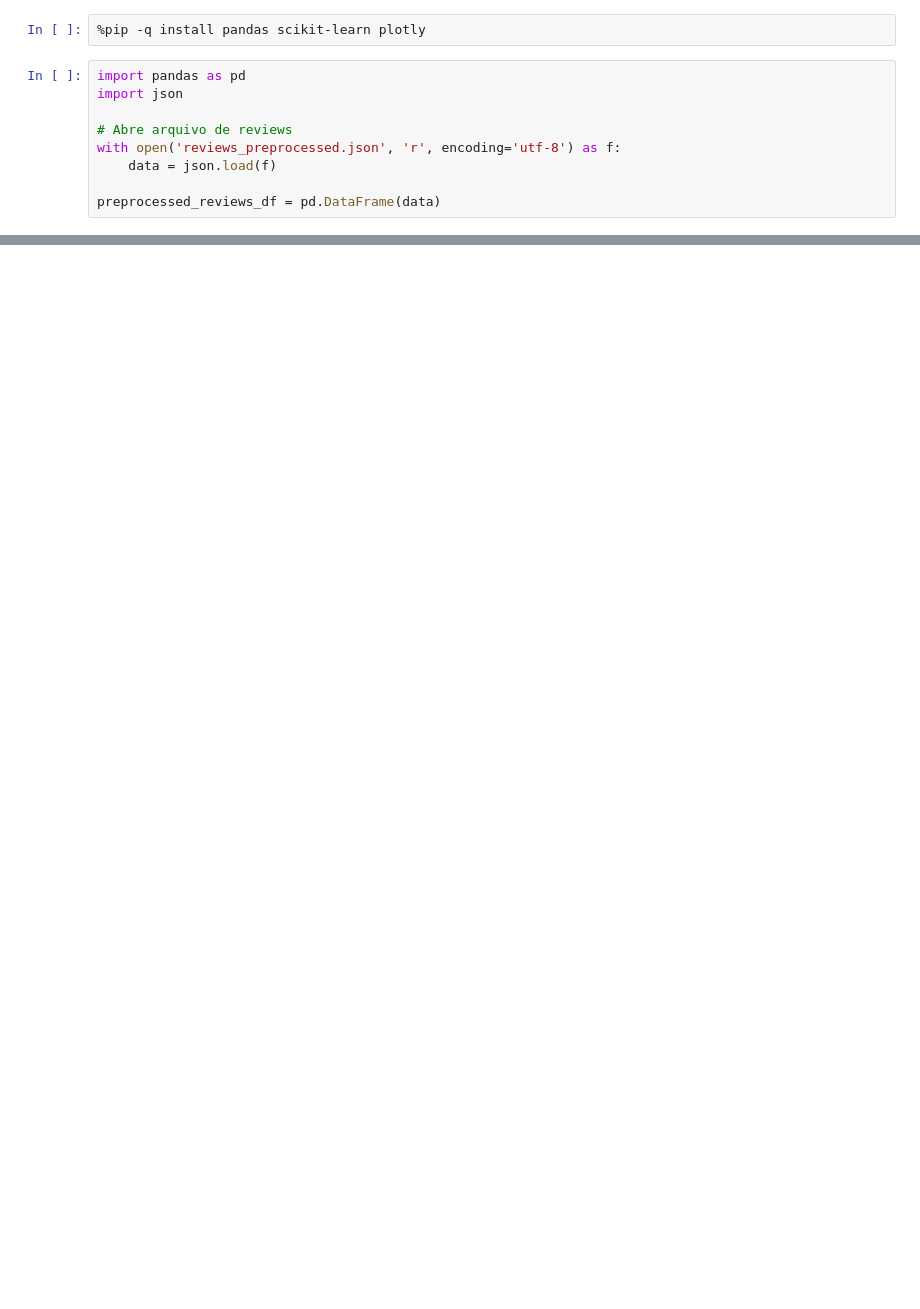
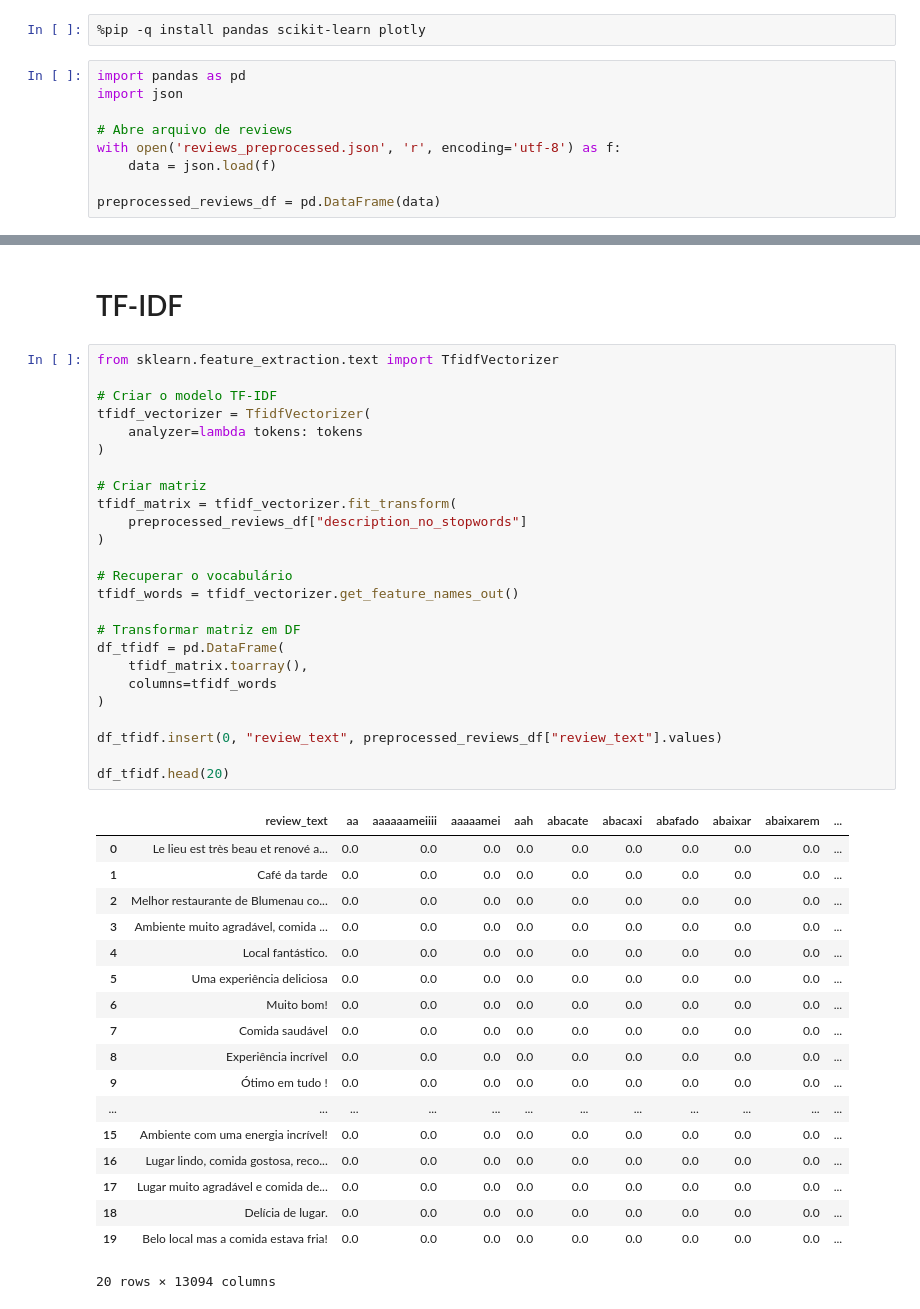
Before and after one commit to incrisvel/adaptaste, a Jupyter notebook: similarity_clustering.ipynb, the cells around one changed output, grey strips where cells are left out. Drawn from its saved outputs; the diff is of its cells as text; blank space fills up the shorter version.

```diff
--- a/similarity_clustering.ipynb
+++ b/similarity_clustering.ipynb
@@ -49 +60,47 @@ df_bow.head()
 5 rows × 13094 columns
+# %% [markdown]
+# TF-IDF
+# %%
+from sklearn.feature_extraction.text import TfidfVectorizer
+
+# Criar o modelo TF-IDF
+tfidf_vectorizer = TfidfVectorizer(
+    analyzer=lambda tokens: tokens
+)
+
+# Criar matriz
+tfidf_matrix = tfidf_vectorizer.fit_transform(
+    preprocessed_reviews_df["description_no_stopwords"]
+)
+
+# Recuperar o vocabulário
+tfidf_words = tfidf_vectorizer.get_feature_names_out()
+
+# Transformar matriz em DF
+df_tfidf = pd.DataFrame(
+    tfidf_matrix.toarray(),
+    columns=tfidf_words
+)
+
+df_tfidf.insert(0, "review_text", preprocessed_reviews_df["review_text"].values)
+
+df_tfidf.head(20)
+# %% [output]
+|  | review_text | aa | aaaaaameiiii | aaaaamei | aah | abacate | abacaxi | abafado | abaixar | abaixarem | ... |
+| 0 | Le lieu est très beau et renové a... | 0.0 | 0.0 | 0.0 | 0.0 | 0.0 | 0.0 | 0.0 | 0.0 | 0.0 | ... |
+| 1 | Café da tarde | 0.0 | 0.0 | 0.0 | 0.0 | 0.0 | 0.0 | 0.0 | 0.0 | 0.0 | ... |
+| 2 | Melhor restaurante de Blumenau co... | 0.0 | 0.0 | 0.0 | 0.0 | 0.0 | 0.0 | 0.0 | 0.0 | 0.0 | ... |
+| 3 | Ambiente muito agradável, comida ... | 0.0 | 0.0 | 0.0 | 0.0 | 0.0 | 0.0 | 0.0 | 0.0 | 0.0 | ... |
+| 4 | Local fantástico. | 0.0 | 0.0 | 0.0 | 0.0 | 0.0 | 0.0 | 0.0 | 0.0 | 0.0 | ... |
+| 5 | Uma experiência deliciosa | 0.0 | 0.0 | 0.0 | 0.0 | 0.0 | 0.0 | 0.0 | 0.0 | 0.0 | ... |
+| 6 | Muito bom! | 0.0 | 0.0 | 0.0 | 0.0 | 0.0 | 0.0 | 0.0 | 0.0 | 0.0 | ... |
+| 7 | Comida saudável | 0.0 | 0.0 | 0.0 | 0.0 | 0.0 | 0.0 | 0.0 | 0.0 | 0.0 | ... |
+| 8 | Experiência incrível | 0.0 | 0.0 | 0.0 | 0.0 | 0.0 | 0.0 | 0.0 | 0.0 | 0.0 | ... |
+| 9 | Ótimo em tudo ! | 0.0 | 0.0 | 0.0 | 0.0 | 0.0 | 0.0 | 0.0 | 0.0 | 0.0 | ... |
+| ... | ... | ... | ... | ... | ... | ... | ... | ... | ... | ... | ... |
+| 15 | Ambiente com uma energia incrível! | 0.0 | 0.0 | 0.0 | 0.0 | 0.0 | 0.0 | 0.0 | 0.0 | 0.0 | ... |
+| 16 | Lugar lindo, comida gostosa, reco... | 0.0 | 0.0 | 0.0 | 0.0 | 0.0 | 0.0 | 0.0 | 0.0 | 0.0 | ... |
+| 17 | Lugar muito agradável e comida de... | 0.0 | 0.0 | 0.0 | 0.0 | 0.0 | 0.0 | 0.0 | 0.0 | 0.0 | ... |
+| 18 | Delícia de lugar. | 0.0 | 0.0 | 0.0 | 0.0 | 0.0 | 0.0 | 0.0 | 0.0 | 0.0 | ... |
+| 19 | Belo local mas a comida estava fria! | 0.0 | 0.0 | 0.0 | 0.0 | 0.0 | 0.0 | 0.0 | 0.0 | 0.0 | ... |
+20 rows × 13094 columns
```
Also changed, not shown: parts of 11 cells of this notebook.
